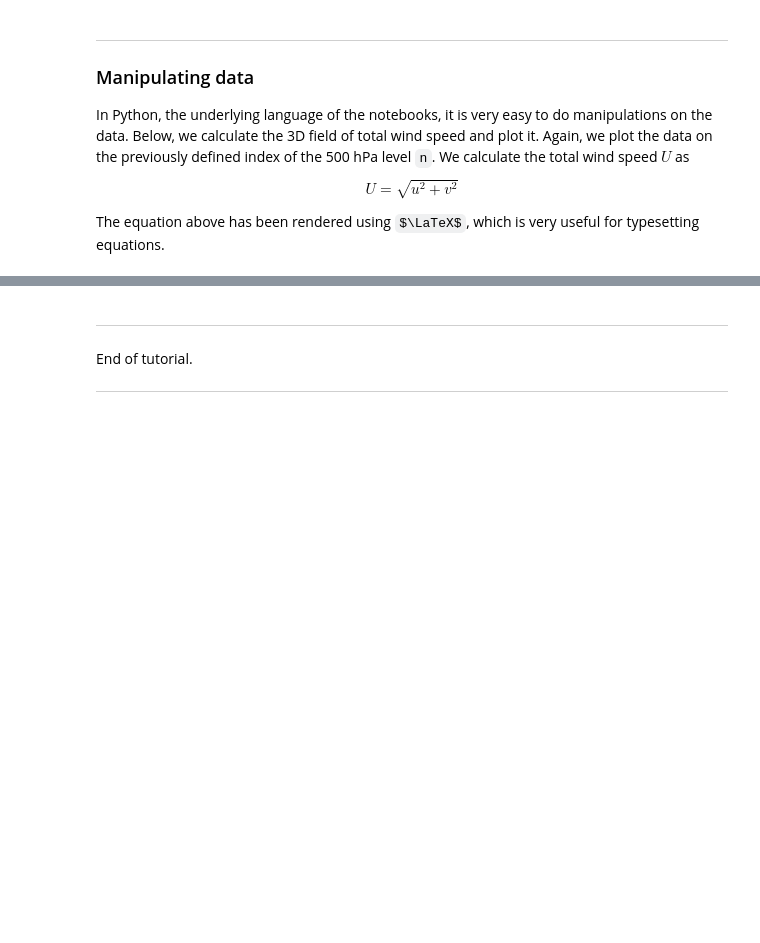
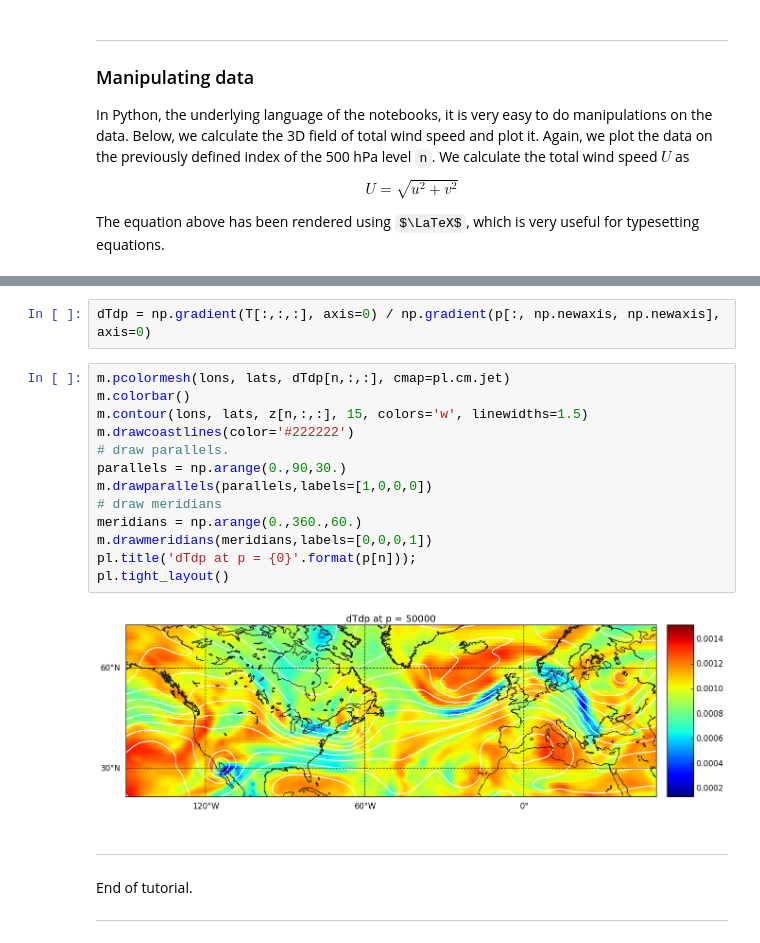
Before and after one commit to Chiil/dynamic_meteorology, a Jupyter notebook: Introduction to notebooks.ipynb, the cells around one changed output, grey strips where cells are left out. Drawn from its saved outputs; the diff is of its cells as text; some formulas as TeX source; blank space fills up the shorter version.

Commit message:
Expanded the notebook with vertical gradients.

```diff
--- a/Introduction to notebooks.ipynb
+++ b/Introduction to notebooks.ipynb
@@ -172,3 +200,20 @@ pl.tight_layout()
+# %%
+dTdp = np.gradient(T[:,:,:], axis=0) / np.gradient(p[:, np.newaxis, np.newaxis], axis=0)
+# %%
+m.pcolormesh(lons, lats, dTdp[n,:,:], cmap=pl.cm.jet)
+m.colorbar()
+m.contour(lons, lats, z[n,:,:], 15, colors='w', linewidths=1.5)
+m.drawcoastlines(color='#222222')
+# draw parallels.
+parallels = np.arange(0.,90,30.)
+m.drawparallels(parallels,labels=[1,0,0,0])
+# draw meridians
+meridians = np.arange(0.,360.,60.)
+m.drawmeridians(meridians,labels=[0,0,0,1])
+pl.title('dTdp at p = {0}'.format(p[n]));
+pl.tight_layout()
+# %% [output]
+[figure, added]
 # %% [markdown]
 ___
 End of tutorial.
```
Also changed, not shown: parts of 8 cells of this notebook.
